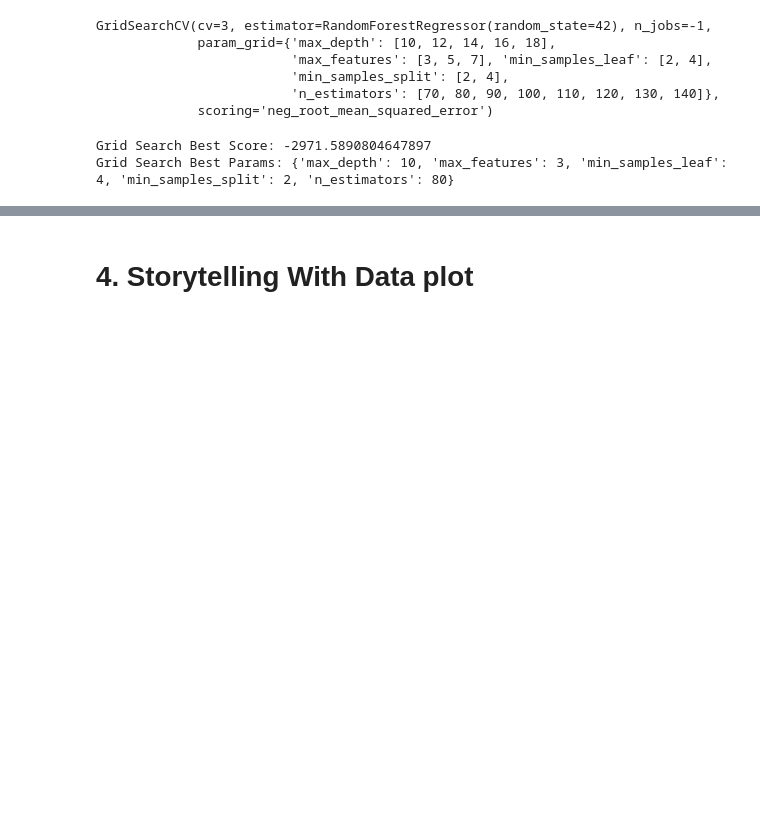
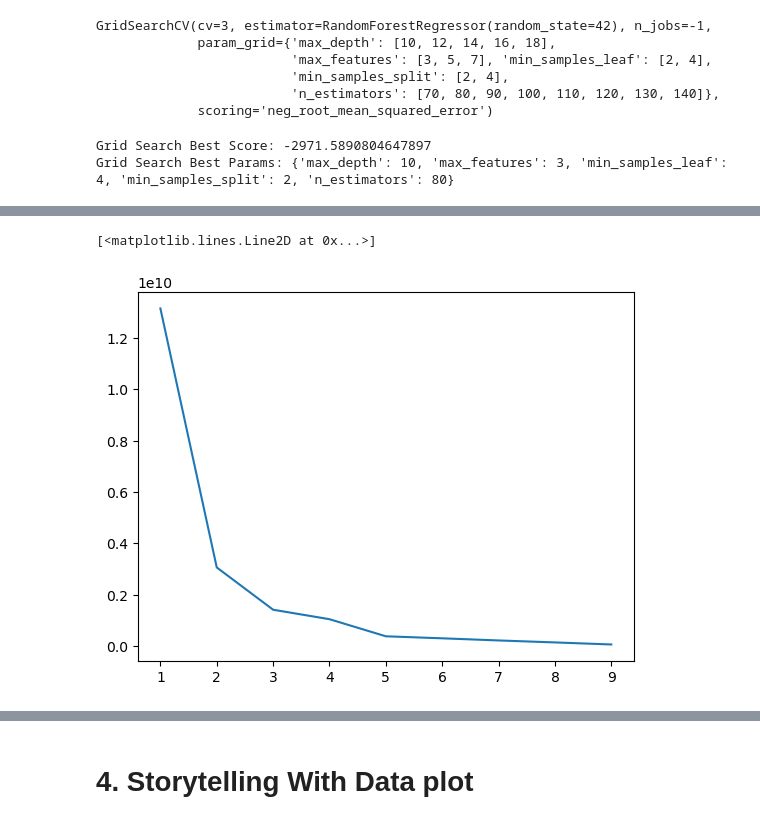
Before and after one commit to joe-bene/AiForLeaders, a Jupyter notebook: Week11.ipynb, the cells around one changed output, grey strips where cells are left out. Cells and saved outputs as stored; diff of their text form; code cells hidden in the pictures; blank space fills up the shorter version.

```diff
--- a/Week11.ipynb
+++ b/Week11.ipynb
@@ -371,0 +401,15 @@ Grid Search Best Params: {'max_depth': 10, 'max_features': 3, 'min_samples_leaf'
+# %%
+#running the elbow method to find the optimal amount of clusters to use
+
+plot_values = []
+
+for i in range(1,10):
+    kmeans = KMeans(n_clusters=i)
+    kmeans.fit(general_fraud_data_auto_numeric_pca)
+    plot_values.append(kmeans.inertia_)
+
+
+plt.plot(range(1, 10), plot_values)
+# %% [output]
+[<matplotlib.lines.Line2D at 0x...>]
+[figure, added]
```
Also changed, not shown: parts of 3 cells of this notebook.
